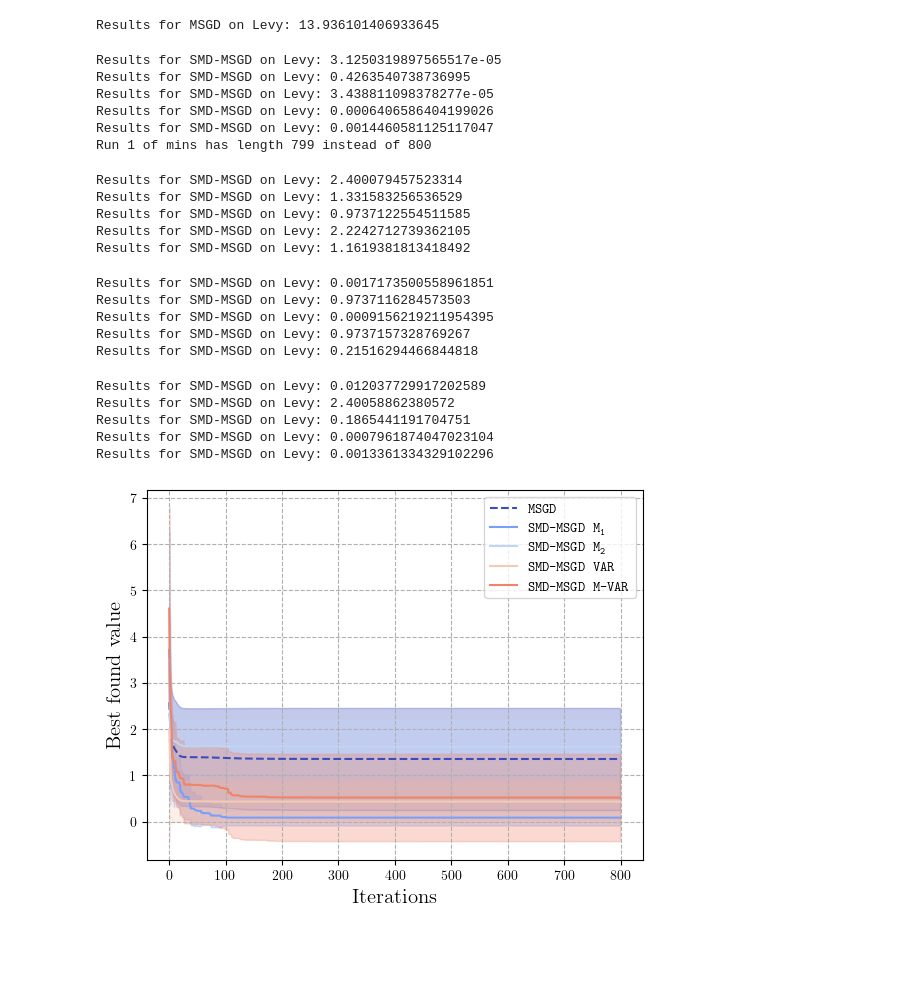
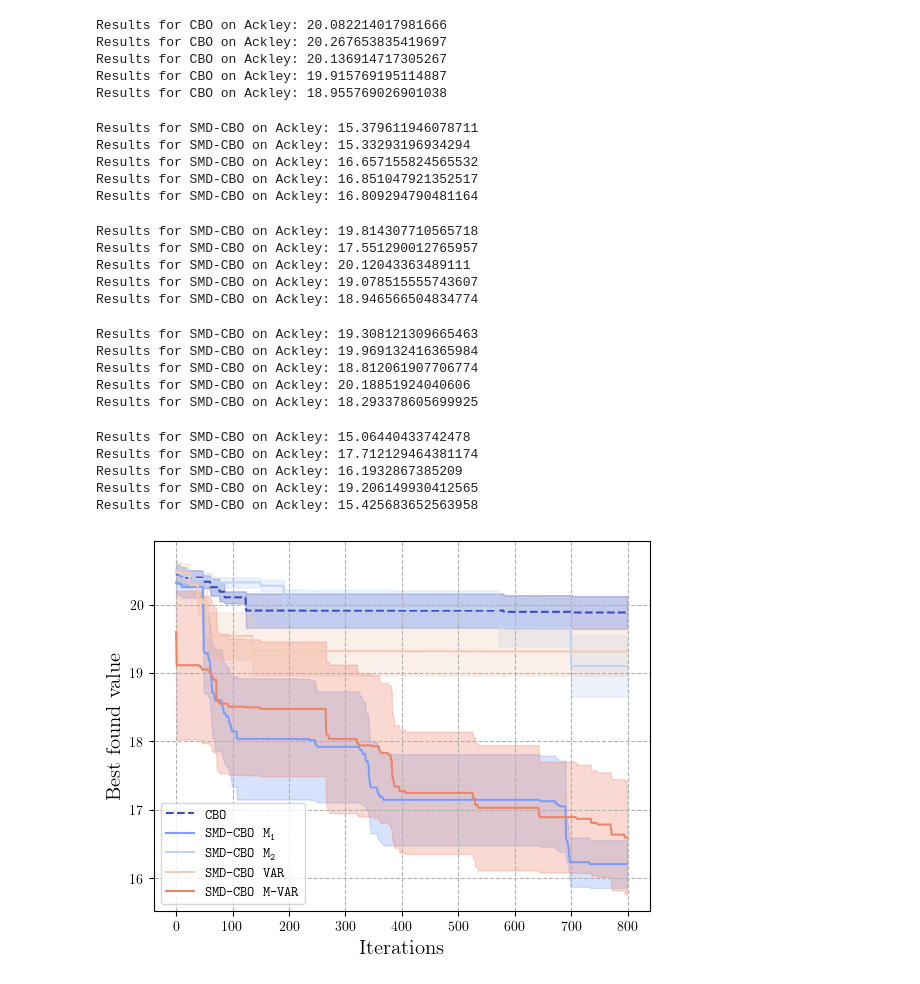
Before and after one commit to gaetanserre/GOB, a Jupyter notebook: exps/notebooks/SMD/impact_noise.ipynb, the cells around one changed output. Drawn from its saved outputs; the diff is of its cells as text; code cells hidden in the pictures; blank space fills up the shorter version.

```diff
--- a/exps/notebooks/SMD/impact_noise.ipynb
+++ b/exps/notebooks/SMD/impact_noise.ipynb
@@ -59,17 +59,17 @@ def format_results(res):
       last_value = res[i][-1]
       res[i] = list(res[i]) + [last_value] * (iter - len(res[i]))
 # %%
-g = Levy()
-dim = 20
+g = Ackley()
+dim = 4
 bounds = augment_dimensions(g.visual_bounds, dim)
-n_particles = 150
+n_particles = 30
 iter = 800
 verbose = False
 n_runs = 5
-independent_noise = False
-wrapper = MinWrapperGrad
-alg = MSGD
-cn_alg = lambda moment: SMD_MSGD(bounds=bounds, n_particles=n_particles, iter=iter, moment=moment, verbose=verbose, dt=0.1)
+independent_noise = True
+wrapper = MinWrapper
+alg = CBO
+cn_alg = lambda moment: SMD_CBO(bounds=bounds, n_particles=n_particles, iter=iter, moment=moment, verbose=verbose)
 # %%
 mins = []
 for i in range(n_runs):
@@ -83,7 +83,11 @@ for i in range(n_runs):
 format_results(mins)
 mins = np.array(mins)
 # %% [output]
-Results for MSGD on Levy: 13.936101406933645
+Results for CBO on Ackley: 20.082214017981666
+Results for CBO on Ackley: 20.267653835419697
+Results for CBO on Ackley: 20.136914717305267
+Results for CBO on Ackley: 19.915769195114887
+Results for CBO on Ackley: 18.955769026901038
 # %%
 mins_m1 = []
 for i in range(n_runs):
@@ -97,12 +101,11 @@ for i in range(n_runs):
 format_results(mins_m1)
 mins_m1 = np.array(mins_m1)
 # %% [output]
-Results for SMD-MSGD on Levy: 3.1250319897565517e-05
-Results for SMD-MSGD on Levy: 0.4263540738736995
-Results for SMD-MSGD on Levy: 3.438811098378277e-05
-Results for SMD-MSGD on Levy: 0.0006406586404199026
-Results for SMD-MSGD on Levy: 0.0014460581125117047
-Run 1 of mins has length 799 instead of 800
+Results for SMD-CBO on Ackley: 15.379611946078711
+Results for SMD-CBO on Ackley: 15.33293196934294
+Results for SMD-CBO on Ackley: 16.657155824565532
+Results for SMD-CBO on Ackley: 16.851047921352517
+Results for SMD-CBO on Ackley: 16.809294790481164
 # %%
 mins_m2 = []
 for i in range(n_runs):
@@ -116,11 +119,11 @@ for i in range(n_runs):
 format_results(mins_m2)
 mins_m2 = np.array(mins_m2)
 # %% [output]
-Results for SMD-MSGD on Levy: 2.400079457523314
-Results for SMD-MSGD on Levy: 1.331583256536529
-Results for SMD-MSGD on Levy: 0.9737122554511585
-Results for SMD-MSGD on Levy: 2.2242712739362105
-Results for SMD-MSGD on Levy: 1.1619381813418492
+Results for SMD-CBO on Ackley: 19.814307710565718
+Results for SMD-CBO on Ackley: 17.551290012765957
+Results for SMD-CBO on Ackley: 20.12043363489111
+Results for SMD-CBO on Ackley: 19.078515555743607
+Results for SMD-CBO on Ackley: 18.946566504834774
 # %%
 mins_var = []
 for i in range(n_runs):
@@ -134,11 +137,11 @@ for i in range(n_runs):
 format_results(mins_var)
 mins_var = np.array(mins_var)
 # %% [output]
-Results for SMD-MSGD on Levy: 0.0017173500558961851
-Results for SMD-MSGD on Levy: 0.9737116284573503
-Results for SMD-MSGD on Levy: 0.0009156219211954395
-Results for SMD-MSGD on Levy: 0.9737157328769267
-Results for SMD-MSGD on Levy: 0.21516294466844818
+Results for SMD-CBO on Ackley: 19.308121309665463
+Results for SMD-CBO on Ackley: 19.969132416365984
+Results for SMD-CBO on Ackley: 18.812061907706774
+Results for SMD-CBO on Ackley: 20.18851924040606
+Results for SMD-CBO on Ackley: 18.293378605699925
 # %%
 mins_mvar = []
 for i in range(n_runs):
@@ -152,11 +155,11 @@ for i in range(n_runs):
 format_results(mins_mvar)
 mins_mvar = np.array(mins_mvar)
 # %% [output]
-Results for SMD-MSGD on Levy: 0.012037729917202589
-Results for SMD-MSGD on Levy: 2.40058862380572
-Results for SMD-MSGD on Levy: 0.1865441191704751
-Results for SMD-MSGD on Levy: 0.0007961874047023104
-Results for SMD-MSGD on Levy: 0.0013361334329102296
+Results for SMD-CBO on Ackley: 15.06440433742478
+Results for SMD-CBO on Ackley: 17.712129464381174
+Results for SMD-CBO on Ackley: 16.1932867385209
+Results for SMD-CBO on Ackley: 19.206149930412565
+Results for SMD-CBO on Ackley: 15.425683652563958
 # %%
 alg_name = str(alg([]))
 cn_alg_name = str(cn_alg("M1"))
@@ -171,37 +174,39 @@ c2 = cmap(0.4)
 c3 = cmap(0.6)
 c4 = cmap(0.8)
 
+coeff = 2
+
 mean = mins.mean(axis=0)
 std = mins.std(axis=0)
 plt.plot(mean, label=latex_label(alg_name), linestyle="--", color=c0)
-plt.fill_between(range(iter), mean - std, mean + std, alpha=0.3, color=c0)
+plt.fill_between(range(iter), mean - (std / coeff), mean + (std / coeff), alpha=0.3, color=c0)
 
 mean = mins_m1.mean(axis=0)
 std = mins_m1.std(axis=0)
 plt.plot(mean, label=latex_label(f"{cn_alg_name} M" + r"\textsubscript{1}"), linestyle="-", c=c1)
-plt.fill_between(range(len(mean)), mean - std, mean + std, alpha=0.3, color=c1)
+plt.fill_between(range(len(mean)), mean - (std / coeff), mean + (std / coeff), alpha=0.3, color=c1)
 
 mean = mins_m2.mean(axis=0)
 std = mins_m2.std(axis=0)
 plt.plot(mean, label=latex_label(f"{cn_alg_name} M" + r"\textsubscript{2}"), linestyle="-", c=c2)
-plt.fill_between(range(iter), mean - std, mean + std, alpha=0.3, color=c2)
+plt.fill_between(range(iter), mean - (std / coeff), mean + (std / coeff), alpha=0.3, color=c2)
 
 mean = mins_var.mean(axis=0)
 std = mins_var.std(axis=0)
 plt.plot(mean, label=latex_label(f"{cn_alg_name} VAR"), linestyle="-", c=c3)
-plt.fill_between(range(iter), mean - std, mean + std, alpha=0.3, color=c3)
+plt.fill_between(range(iter), mean - (std / coeff), mean + (std / coeff), alpha=0.3, color=c3)
 
 mean = mins_mvar.mean(axis=0)
 std = mins_mvar.std(axis=0)
 plt.plot(mean, label=latex_label(f"{cn_alg_name} M-VAR"), linestyle="-", c=c4)
-plt.fill_between(range(iter), mean - std, mean + std, alpha=0.3, color=c4)
+plt.fill_between(range(iter), mean - (std / coeff), mean + (std / coeff), alpha=0.3, color=c4)
 
 plt.xlabel(r"$\textrm{Iterations}$", fontsize=15)
 plt.ylabel(r"$\textrm{Best found value}$", fontsize=15)
 plt.grid(linestyle="--")
 plt.legend()
 
 in_status = "IN" if independent_noise else "no_IN"
 plt.savefig(f"impact_noise_{alg_name.lower()}_{in_status}_{g}.pdf", bbox_inches="tight")
 # %% [output]
-[figure, old version]
+[figure, new version]
```
Also changed, not shown: 28 other files.
